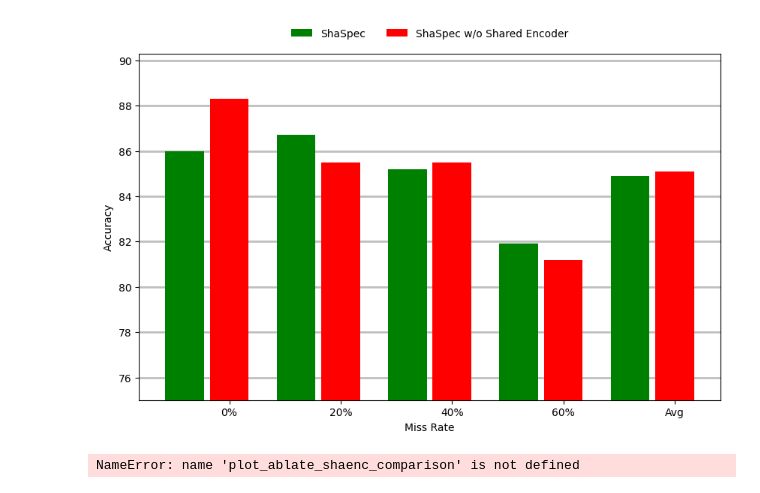
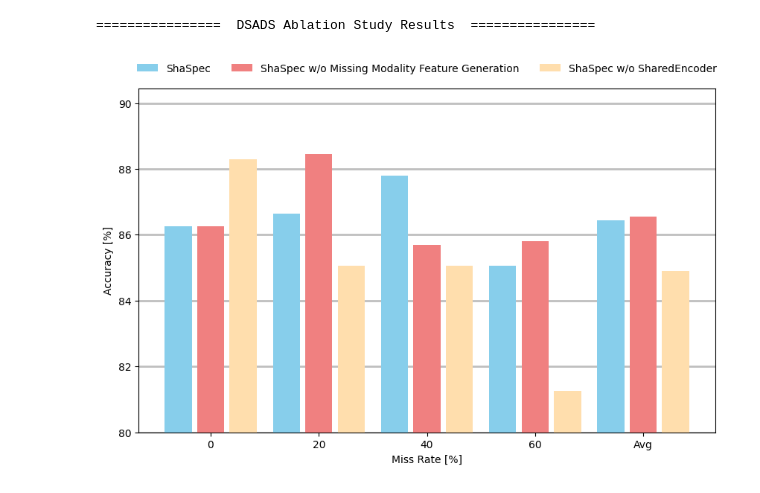
Before and after one commit to probstlukas/shaspec-har, a Jupyter notebook: plot_results.ipynb, the cells around one changed output. Drawn from its saved outputs; the diff is of its cells as text; code cells hidden in the pictures.

```diff
--- a/plot_results.ipynb
+++ b/plot_results.ipynb
@@ -232,22 +222,13 @@ def plot_ablate_comparison(dataset, categories, ShaSpec_values, ShaSpec_values_a
-# %%
-# DSADS results
-dataset = "DSADS"
-ablated_label= "ShaSpec w/o Shared Encoder"
-categories = ['0%', '20%', '40%', '60%', 'Avg']
-ShaSpec_values = [86, 86.7, 85.2, 81.9, 84.9]
-ShaSpec_values_ablated = [88.3, 85.5, 85.5, 81.2, 85.1]
-
-plot_ablate_comparison(dataset, categories, ShaSpec_values, ShaSpec_values_ablated, ablated_label)
-# %% [output]
-[figure, removed]
-# %%
-# REALDISP results
-dataset = "REALDISP"
-ablated_label = "ShaSpec w/o Missing Feature Generation"
-categories = ['0%', '10%', '30%', '50%', '70%', 'Avg']
-ShaSpec_values = [93.4, 91.9, 89.9, 89.9, 78.7, 88.8]
-ShaSpec_values_ablated = []
-
-plot_ablate_comparison(dataset, categories, ShaSpec_values, ShaSpec_values_ablated, ablated_label)
-# %% [output]
-NameError: name 'plot_ablate_shaenc_comparison' is not defined
+# %%
+# DSADS results
+dataset = "DSADS"
+
+bottom = 80
+_, ShaSpec_values_dsads_ablated_modgen = get_shaspec_results(dataset, df_ablate_missmodgen)
+_, ShaSpec_values_dsads_ablated_shaenc = get_shaspec_results(dataset, df_ablate_shaenc)
+
+print("=" * 16, f" {dataset} Ablation Study Results ", "=" * 16)
+plot_ablate_comparison(bottom, dataset, categories_dsads, ShaSpec_values_dsads, ShaSpec_values_dsads_ablated_modgen, ShaSpec_values_dsads_ablated_shaenc)
+# %% [output]
+================  DSADS Ablation Study Results  ================
+[figure, added]
```
Also changed, not shown: parts of 15 cells of this notebook.
